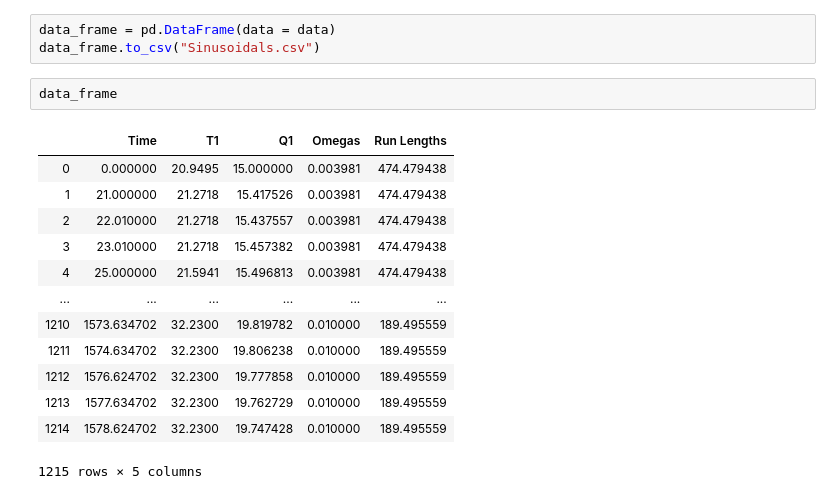
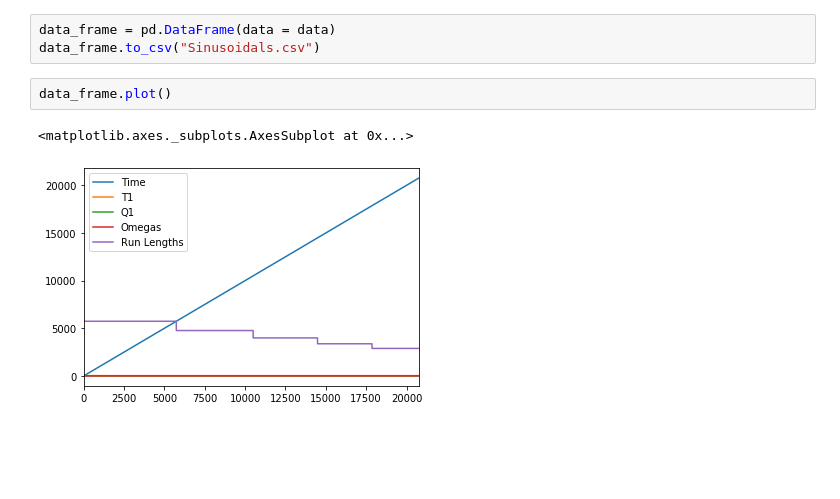
Before and after one commit to JarrydWebber/CPB-Group-17-2020, a Jupyter notebook: Response Data Notebook.ipynb, the cells around one changed output. Cells and saved outputs as stored; diff of their text form; blank space fills up the shorter version.

```diff
--- a/Response Data Notebook.ipynb
+++ b/Response Data Notebook.ipynb
@@ -150,18 +156,7 @@ for entry in data:
 data_frame = pd.DataFrame(data = data)
 data_frame.to_csv("Sinusoidals.csv")
 # %%
-data_frame
+data_frame.plot()
 # %% [output]
-|  | Time | T1 | Q1 | Omegas | Run Lengths |
-| 0 | 0.000000 | 20.9495 | 15.000000 | 0.003981 | 474.479438 |
-| 1 | 21.000000 | 21.2718 | 15.417526 | 0.003981 | 474.479438 |
-| 2 | 22.010000 | 21.2718 | 15.437557 | 0.003981 | 474.479438 |
-| 3 | 23.010000 | 21.2718 | 15.457382 | 0.003981 | 474.479438 |
-| 4 | 25.000000 | 21.5941 | 15.496813 | 0.003981 | 474.479438 |
-| ... | ... | ... | ... | ... | ... |
-| 1210 | 1573.634702 | 32.2300 | 19.819782 | 0.010000 | 189.495559 |
-| 1211 | 1574.634702 | 32.2300 | 19.806238 | 0.010000 | 189.495559 |
-| 1212 | 1576.624702 | 32.2300 | 19.777858 | 0.010000 | 189.495559 |
-| 1213 | 1577.634702 | 32.2300 | 19.762729 | 0.010000 | 189.495559 |
-| 1214 | 1578.624702 | 32.2300 | 19.747428 | 0.010000 | 189.495559 |
-1215 rows × 5 columns
+<matplotlib.axes._subplots.AxesSubplot at 0x...>
+[figure, added]
```
Also changed, not shown: parts of 9 cells of this notebook, 1 other file.
